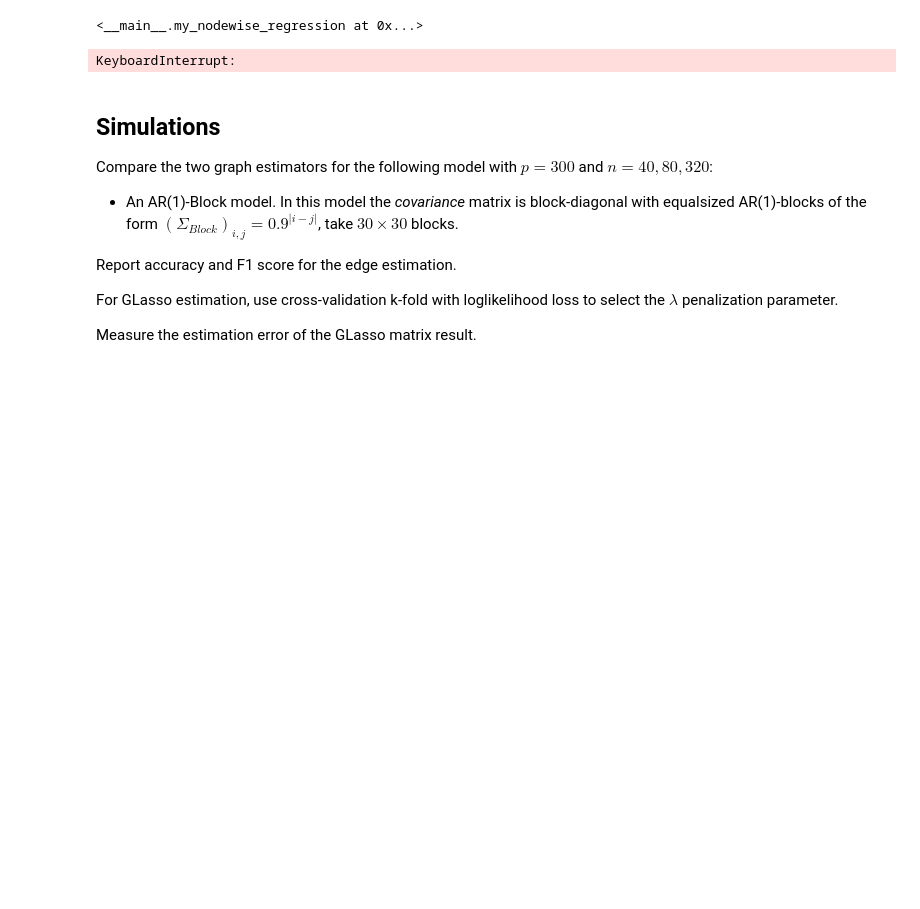
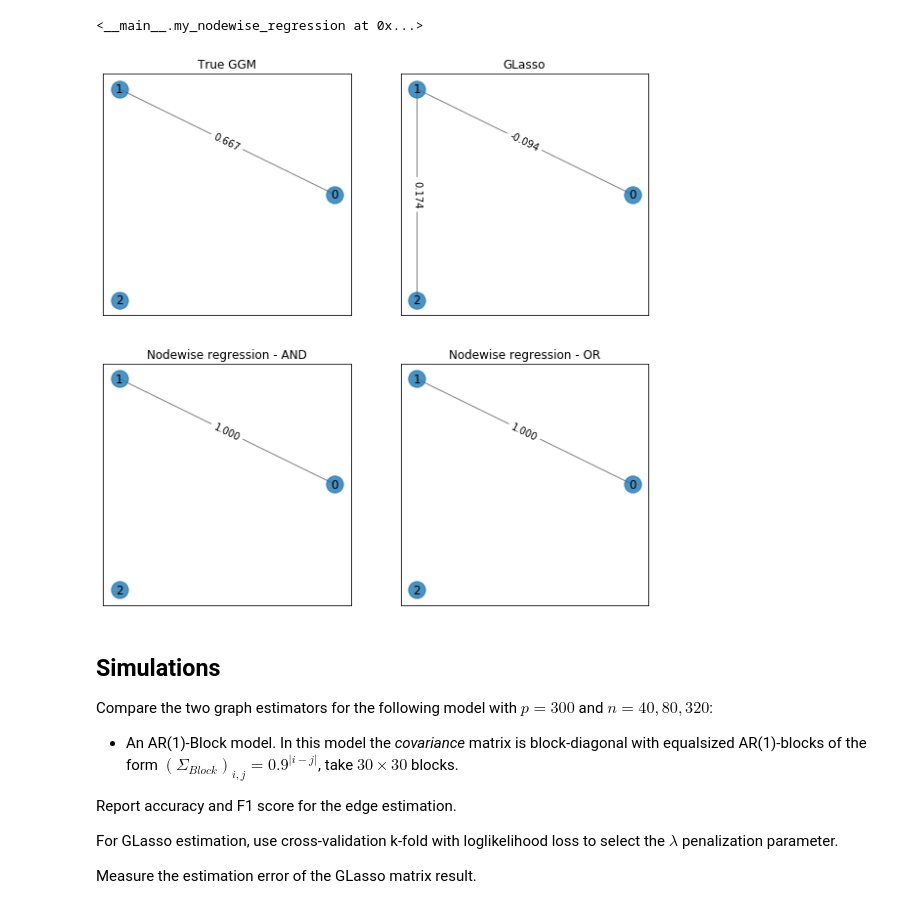
Before and after one commit to EmmanuelJhno/AML-labs, a Jupyter notebook: Cours 9 - TP/L8_Jehanno_Brandeis.ipynb, the cells around one changed output. Cells and saved outputs as stored; diff of their text form; code cells hidden in the pictures; blank space fills up the shorter version.

```diff
--- a/Cours 9 - TP/L8_Jehanno_Brandeis.ipynb
+++ b/Cours 9 - TP/L8_Jehanno_Brandeis.ipynb
@@ -245,32 +260,38 @@ class my_nodewise_regression():
             beta = np.absolute(beta) > 0.
             adj = beta & beta.T
 
-        self.graph_structure_ = adj
+        self.graph_structure_ =self.precision_ = adj
         return self
 # %% [markdown]
 Generate an easy-to-check (non-trivial, p<=6) example and plot the 4 (real, GLasso, AND, OR) graphs. You can use `networkx` to plot the resulting graph.
 # %%
 mu=[0., 5., -5.]
 cov =np.array([
-    [1., -1., 0.],
-    [-1., 1., 0.],
+    [1., 2., 0.],
+    [2., 1., 0.],
     [0., 0., 1.]
 ])
-
 #cov = cov.T@cov
 
-X = np.array([np.random.multivariate_normal(mu, cov) for _ in range(100)])
+X = np.array([np.random.multivariate_normal(mu, cov) for _ in range(25)])
+precision = np.linalg.inv(cov)
 # %%
-model_glasso = my_GLasso(alpha=1, mu=1)
+model_glasso = my_GLasso(alpha=0.4, mu=1)
 model_glasso.fit(X)
 
-model_nodewise = my_nodewise_regression(rule="OR", alpha=1)
-model_nodewise.fit(X)
+model_nor = my_nodewise_regression(rule="OR", alpha=1)
+model_nor.fit(X)
+
+model_nand = my_nodewise_regression(rule="AND", alpha=1)
+model_nand.fit(X)
 # %% [output]
 <__main__.my_nodewise_regression at 0x...>
 # %%
 def draw(model, node_labels=True, edge_labels=True):
     K = model.graph_structure_
+    draw_precision(K, node_labels=node_labels, edge_labels=edge_labels)
+
+def draw_precision(K, node_labels=True, edge_labels=True):
     G = nx.Graph()
     G.add_nodes_from(range(K.shape[0]))
 
@@ -278,21 +299,31 @@ def draw(model, node_labels=True, edge_labels=True):
     G.add_edges_from(nonzeros)
 
     pos = nx.circular_layout(G)
-    nx.draw_networkx_nodes(G, pos)
+    nx.draw_networkx_nodes(G, pos, alpha=0.8)
     nx.draw_networkx_edges(G, pos, label=None, alpha=0.5)
     if node_labels:
         nx.draw_networkx_labels(G, pos)
     if edge_labels:
         edge_labels = {(u, v): "{:.3f}".format(d) for (u,v,d) in G.edges(data="weight") if u != v}
         nx.draw_networkx_edge_labels(G, pos, edge_labels)
-# %%
-plt.subplot(121)
-draw(model_glasso)
-plt.subplot(122)
-draw(model_nodewise)
-plt.show()
-# %% [output]
-KeyboardInterrupt:
+# %%
+plt.figure(figsize=(10,10))
+
+plt.subplot(221)
+draw_precision(precision)
+plt.title("True GGM")
+plt.subplot(222)
+draw(model_glasso)
+plt.title("GLasso")
+plt.subplot(223)
+draw(model_nand)
+plt.title("Nodewise regression - AND")
+plt.subplot(224)
+draw(model_nor)
+plt.title("Nodewise regression - OR")
+plt.show()
+# %% [output]
+[figure, added]
 # %% [markdown]
 ## Simulations
 
```
Also changed, not shown: parts of 23 cells of this notebook.
